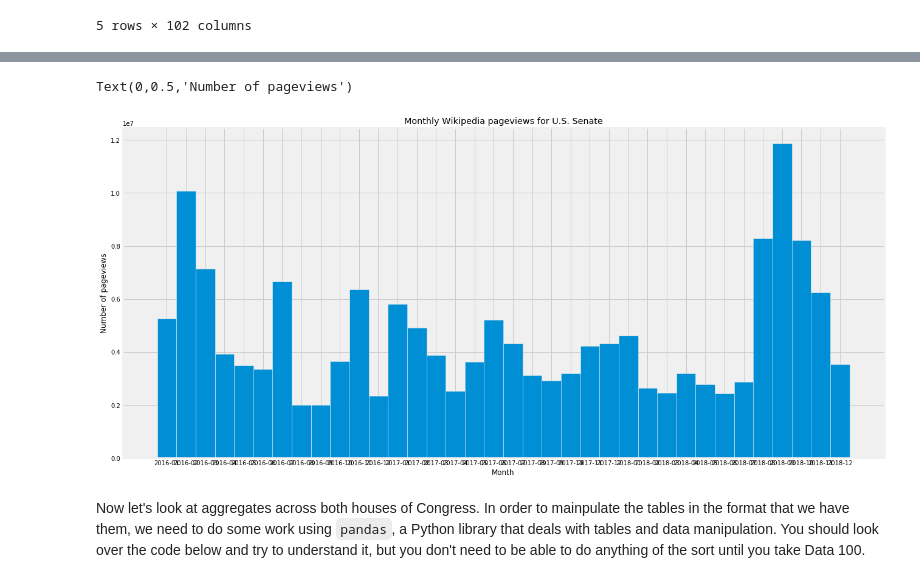
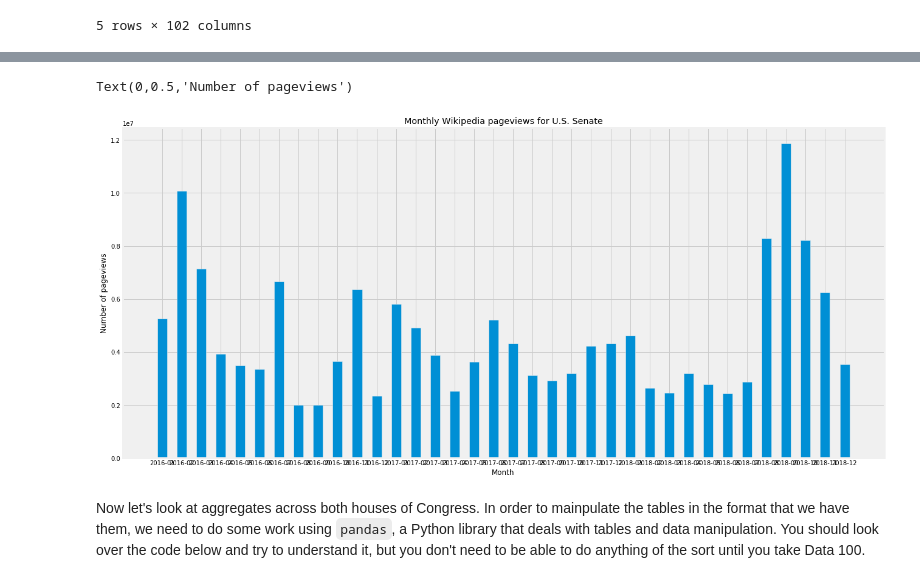
Before and after one commit to ls88-openscienceconnector/lab05-dipikakhullar, a Jupyter notebook: lab05.ipynb, the cells around one changed output, grey strips where cells are left out. Saved outputs shown, nothing was run; the diff lists cells and outputs as text; code cells hidden in the pictures.

```diff
--- a/lab05.ipynb
+++ b/lab05.ipynb
@@ -155,13 +165,13 @@ senate_df.head(n=5)
 <img src="q3b.png" width="1000px" />
 # %%
 plt.figure(figsize=[20, 10])
-plt.bar(senate_df['Month'], senate_df['row sums'], width=1)
+plt.bar(senate_df['Month'], senate_df['row sums'], width=.5)
 plt.title("Monthly Wikipedia pageviews for U.S. Senate")
 plt.xlabel('Month')
 plt.ylabel("Number of pageviews")
 # %% [output]
 Text(0,0.5,'Number of pageviews')
-[figure, old version]
+[figure, new version]
 # %% [markdown]
 Now let's look at aggregates across both houses of Congress. In order to mainpulate the tables in the format that we have them, we need to do some work using `pandas`, a Python library that deals with tables and data manipulation. You should look over the code below and try to understand it, but you don't need to be able to do anything of the sort until you take Data 100.
 # %%
```
Also changed, not shown: parts of 6 cells of this notebook.
